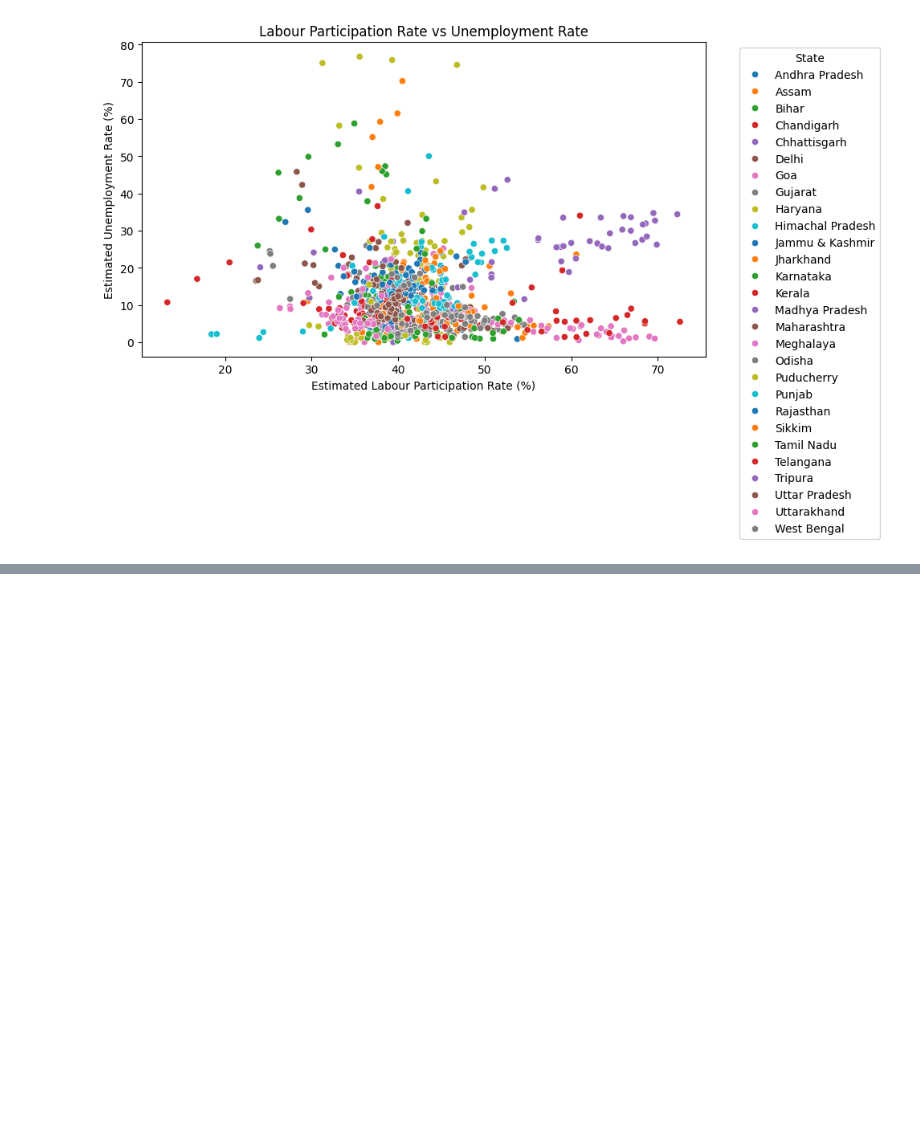
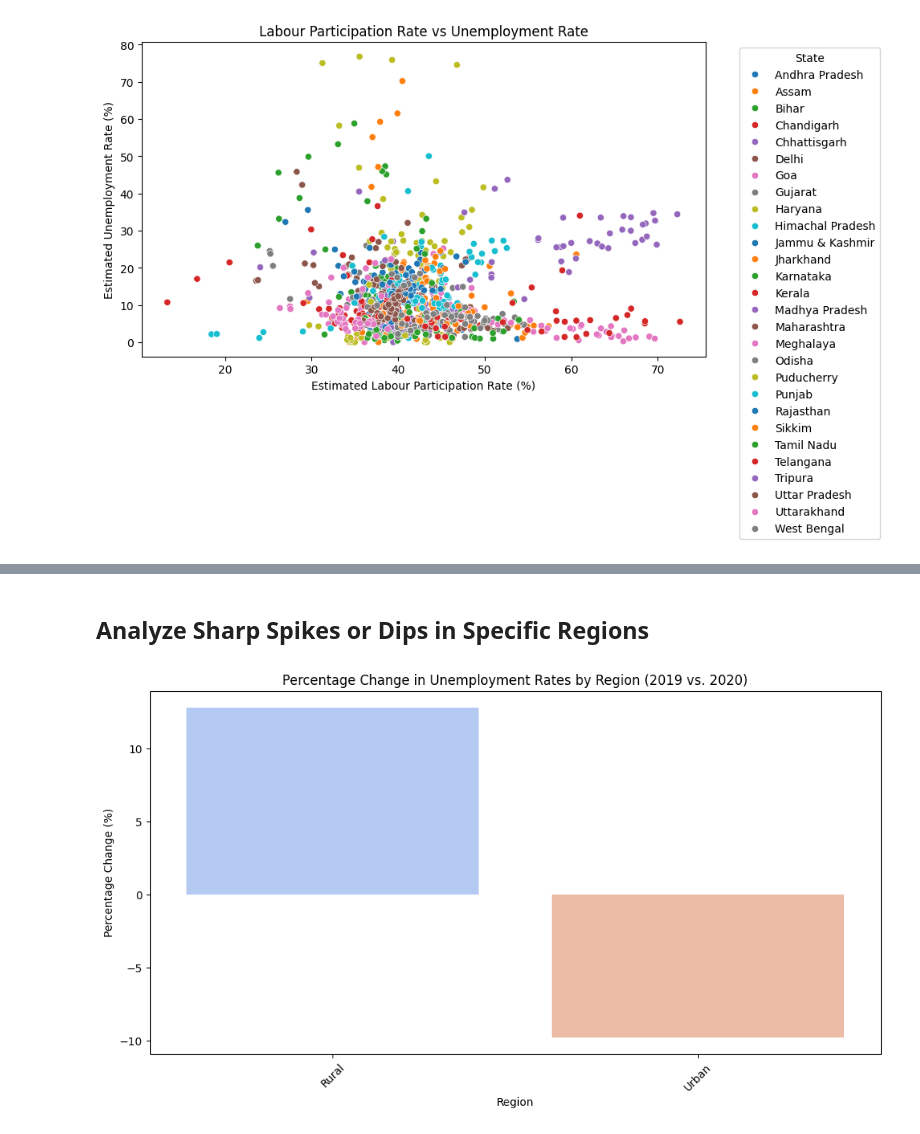
Before and after one commit to shivi13102/Unemployment-Analysis, a Jupyter notebook: Unemployment_Analysis.ipynb, the cells around one changed output, grey strips where cells are left out. Cells and saved outputs as stored; diff of their text form; code cells hidden in the pictures; blank space fills up the shorter version.

```diff
--- a/Unemployment_Analysis.ipynb
+++ b/Unemployment_Analysis.ipynb
@@ -544,0 +588,37 @@ plt.show()
+# %% [markdown]
+## Analyze Sharp Spikes or Dips in Specific Regions
+# %%
+# Group data for 2019 and 2020 by region and calculate average unemployment rates
+region_pre_covid = data_2019.groupby('area')['estimated_unemployment_rate_(%)'].mean().reset_index()
+region_during_covid = data_2020.groupby('area')['estimated_unemployment_rate_(%)'].mean().reset_index()
+
+# Merge and calculate percentage change
+region_comparison = pd.merge(region_pre_covid, region_during_covid, on='area', suffixes=('_2019', '_2020'))
+region_comparison['change_%'] = (
+    (region_comparison['estimated_unemployment_rate_(%)_2020'] -
+     region_comparison['estimated_unemployment_rate_(%)_2019']) /
+    region_comparison['estimated_unemployment_rate_(%)_2019']
+) * 100
+
+# Highlight regions with the sharpest spikes or dips
+region_comparison = region_comparison.sort_values(by='change_%', ascending=False)
+
+# Plot using explicit hue assignment
+plt.figure(figsize=(12, 6))
+sns.barplot(
+    data=region_comparison,
+    x='area',
+    y='change_%',
+    palette='coolwarm',
+    hue='area',  # Explicitly assign x to hue
+    dodge=False,  # Prevent splitting bars by hue
+    legend=False  # Suppress the legend if unnecessary
+)
+plt.title("Percentage Change in Unemployment Rates by Region (2019 vs. 2020)")
+plt.xlabel("Region")
+plt.ylabel("Percentage Change (%)")
+plt.xticks(rotation=45)
+
+plt.show()
+# %% [output]
+[figure, added]
```
Also changed, not shown: parts of 5 cells of this notebook.
